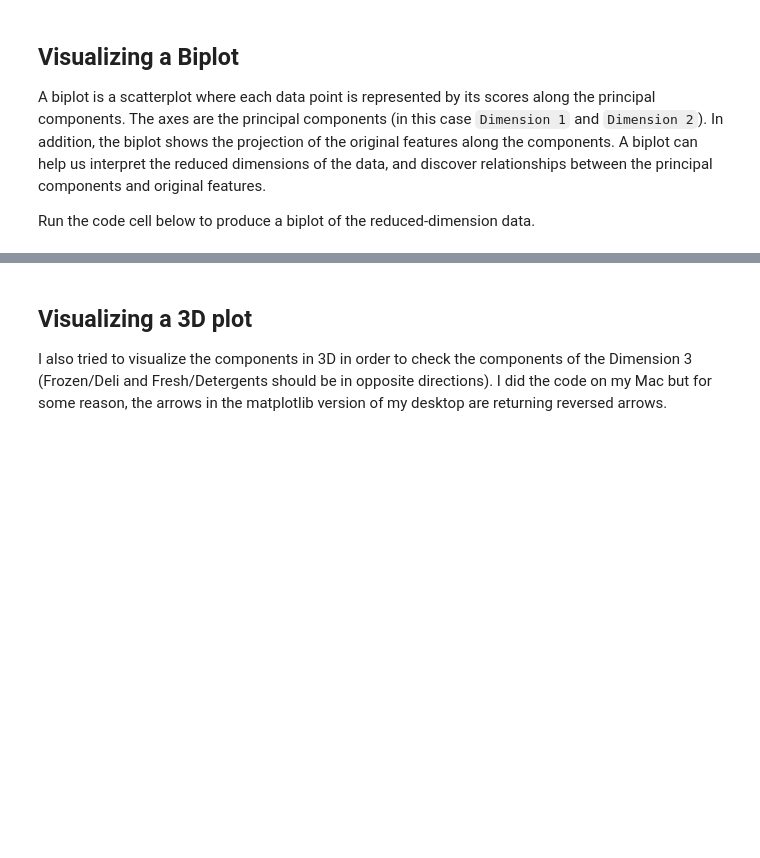
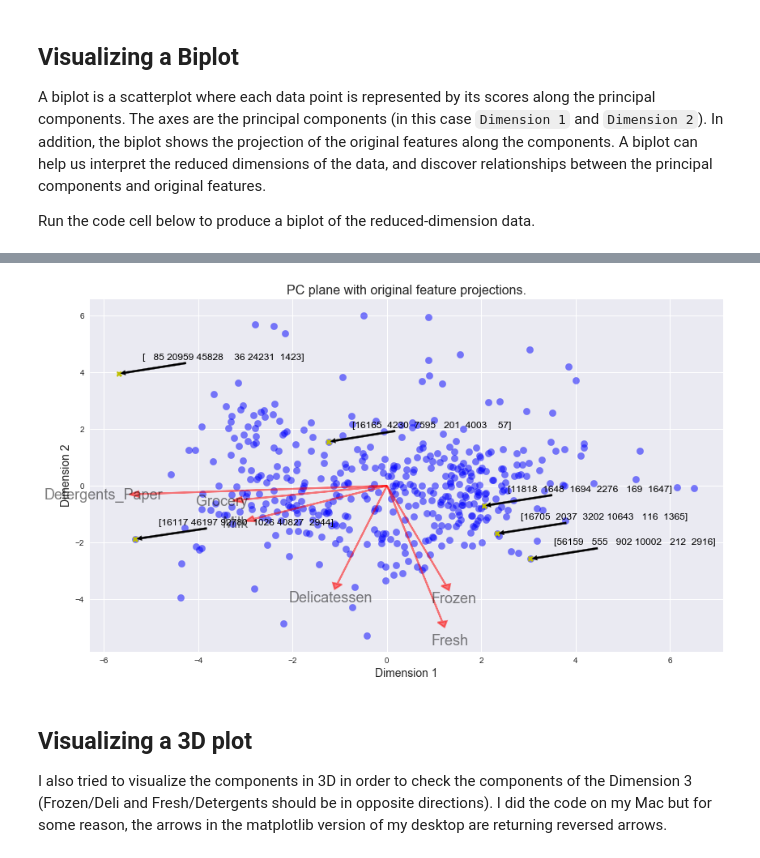
Before and after one commit to WittmannF/machine-learning-udacity, a Jupyter notebook: creating_customer_segments/customer_segments.ipynb, the cells around one changed output, grey strips where cells are left out. Cells and saved outputs as stored; diff of their text form; code cells hidden in the pictures; blank space fills up the shorter version.

Commit message:
update project

```diff
--- a/creating_customer_segments/customer_segments.ipynb
+++ b/creating_customer_segments/customer_segments.ipynb
@@ -450,0 +452,14 @@ vs.biplot(good_data, reduced_data, pca)
+# %%
+# Indices to be visualized
+indices = [25, 39, 65, 70, 85, 110]
+
+# Create a new set of samples from these indices
+samples_ = pd.DataFrame(data.loc[indices], columns = data.keys()).reset_index(drop = True)
+print('Original samples')
+display(samples_)
+
+# Apply dimensionality reduction to these samples
+pca_samples_ = pca.transform(np.log(samples_))
+
+print('Reduced samples')
+display(pd.DataFrame(np.round(pca_samples_, 4), columns = ['Dimension 1', 'Dimension 2']))
@@ -451,3 +483,32 @@ vs.biplot(good_data, reduced_data, pca)
+# %%
+# Visualize Biplot with original samples
+fig, ax = plt.subplots(figsize = (14,8))
+# scatterplot of the reduced data
+ax.scatter(x=reduced_data.loc[:, 'Dimension 1'], y=reduced_data.loc[:, 'Dimension 2'],
+    facecolors='b', edgecolors='b', s=70, alpha=0.5)
+
+feature_vectors = pca.components_.T
+
+# we use scaling factors to make the arrows easier to see
+arrow_size, text_pos = 7.0, 8.0,
+
+# projections of the original features
+for i, v in enumerate(feature_vectors):
+    ax.arrow(0, 0, arrow_size*v[0], arrow_size*v[1], alpha=0.5,
+              head_width=0.2, head_length=0.2, linewidth=2, color='red')
+    ax.text(v[0]*text_pos, v[1]*text_pos, good_data.columns[i], color='black', alpha=0.5,
+             ha='center', va='center', fontsize=18)
+
+ax.set_xlabel("Dimension 1", fontsize=14)
+ax.set_ylabel("Dimension 2", fontsize=14)
+ax.set_title("PC plane with original feature projections.", fontsize=16);
+
+for i,sample in enumerate(samples_.values):
+    ax.plot(pca_samples_[i,0],pca_samples_[i,1],'yX')
+    ax.annotate(sample,xy=(pca_samples_[i,0],pca_samples_[i,1]), xytext=(pca_samples_[i,0]+0.5,pca_samples_[i,1]+0.5),
+            arrowprops=dict(arrowstyle='simple', facecolor='black'), fontsize=12, color='black')
+# %% [output]
+[figure, added]
 # %% [markdown]
 ## Visualizing a 3D plot
 I also tried to visualize the components in 3D in order to check the components of the Dimension 3 (Frozen/Deli and Fresh/Detergents should be in opposite directions). I did the code on my Mac but for some reason, the arrows in the matplotlib version of my desktop are returning reversed arrows.
```
Also changed, not shown: parts of 10 cells of this notebook.
